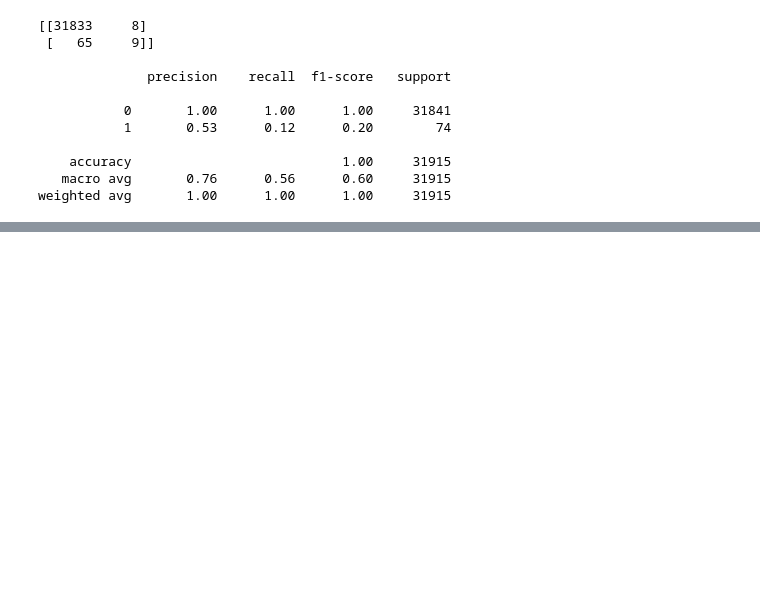
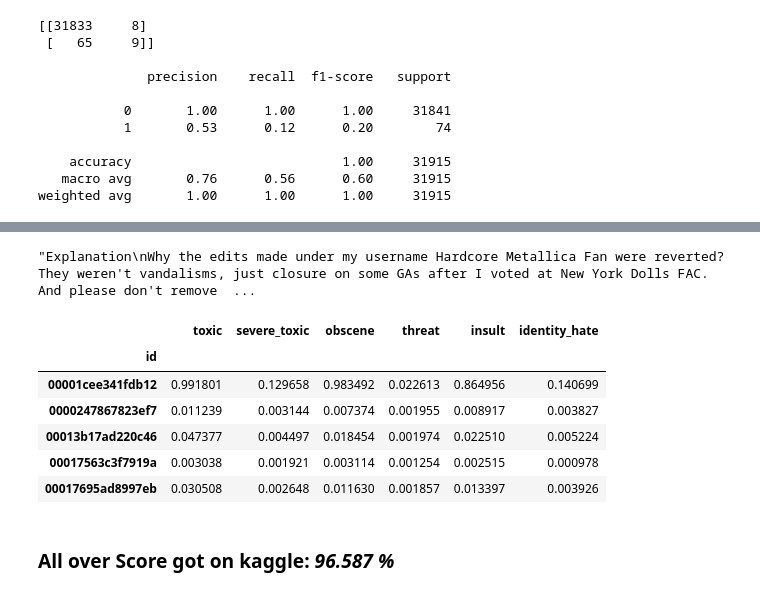
Before and after one commit to SudhanshuBlaze/Toxic_Comments_Classification, a Jupyter notebook: Main_code.ipynb, the cells around one changed output, grey strips where cells are left out. Drawn from its saved outputs; the diff is of its cells as text; code cells hidden in the pictures; blank space fills up the shorter version.

```diff
--- a/Main_code.ipynb
+++ b/Main_code.ipynb
@@ -238,0 +245,7 @@ weighted avg       0.99      0.99      0.99     31915
+# %%
+prob_toxic = lr_toxic.predict_proba(test_vec)
+prob_stoxic = lr_stoxic.predict_proba(test_vec)
+prob_obscene = lr_obscene.predict_proba(test_vec)
+prob_threat = lr_threat.predict_proba(test_vec)
+prob_insult = lr_insult.predict_proba(test_vec)
+prob_ihate = lr_ihate.predict_proba(test_vec)
@@ -238,0 +263,28 @@ weighted avg       0.99      0.99      0.99     31915
+# %%
+df.iloc[0][1]
+# %% [output]
+"Explanation\nWhy the edits made under my username Hardcore Metallica Fan were reverted? They weren't vandalisms, just closure on some GAs after I voted at New York Dolls FAC. And please don't remove  ...
+# %%
+df1 = pd.DataFrame(prob_toxic[:,1],columns={'toxic'})
+df2 = pd.DataFrame(prob_stoxic[:,1],columns={'severe_toxic'})
+df3 = pd.DataFrame(prob_obscene[:,1],columns={'obscene'})
+df4 = pd.DataFrame(prob_threat[:,1],columns={'threat'})
+df5 = pd.DataFrame(prob_insult[:,1],columns={'insult'})
+df6 = pd.DataFrame(prob_ihate[:,1],columns={'identity_hate'})
+# %%
+df7 = pd.concat([test_df['id'],df1,df2,df3,df4,df5,df6],axis=1)
+# %%
+df7.set_index('id',inplace=True)
+# df7.to_csv(path_or_buf='submission.csv')
+# %%
+df7.head()
+# %% [output]
+|  | toxic | severe_toxic | obscene | threat | insult | identity_hate |
+| id |  |  |  |  |  |  |
+| 00001cee341fdb12 | 0.991801 | 0.129658 | 0.983492 | 0.022613 | 0.864956 | 0.140699 |
+| 0000247867823ef7 | 0.011239 | 0.003144 | 0.007374 | 0.001955 | 0.008917 | 0.003827 |
+| 00013b17ad220c46 | 0.047377 | 0.004497 | 0.018454 | 0.001974 | 0.022510 | 0.005224 |
+| 00017563c3f7919a | 0.003038 | 0.001921 | 0.003114 | 0.001254 | 0.002515 | 0.000978 |
+| 00017695ad8997eb | 0.030508 | 0.002648 | 0.011630 | 0.001857 | 0.013397 | 0.003926 |
+# %% [markdown]
+ ### All over Score got on kaggle:  _96.587 %_
```
Also changed, not shown: parts of 9 cells of this notebook, 1 other file.
